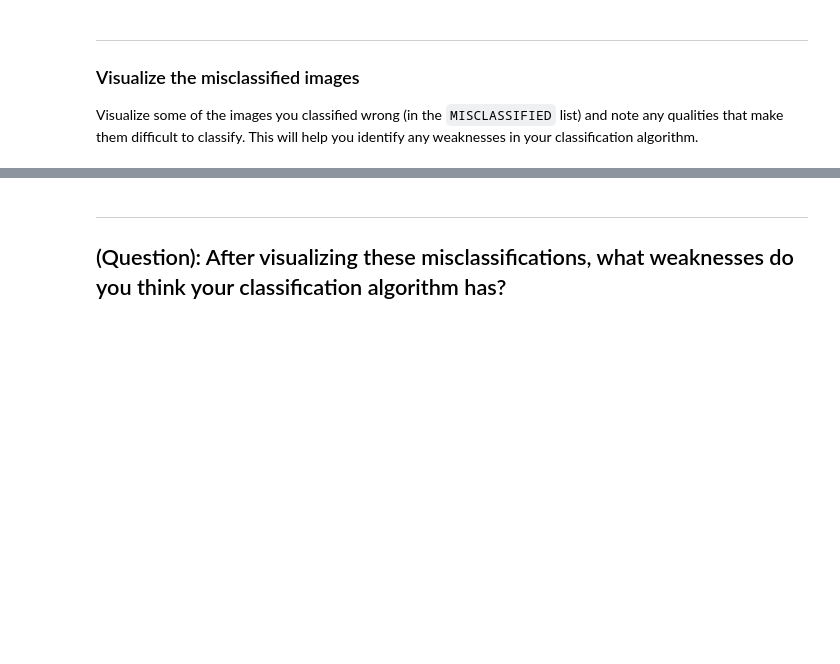
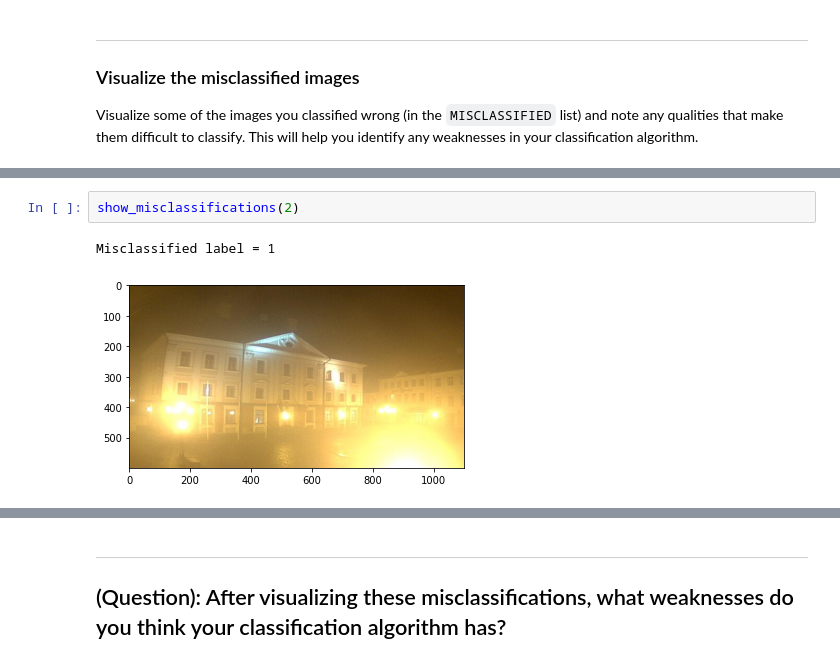
Before and after one commit to ken-power/CVND-ComputerVisionExercises, a Jupyter notebook: 1_1_Image_Representation/6_5. Accuracy and Misclassification.ipynb, the cells around one changed output, grey strips where cells are left out. Saved outputs shown, nothing was run; the diff lists cells and outputs as text; blank space fills up the shorter version.

```diff
--- a/1_1_Image_Representation/6_5. Accuracy and Misclassification.ipynb
+++ b/1_1_Image_Representation/6_5. Accuracy and Misclassification.ipynb
@@ -223,0 +232,5 @@ print(str(MISCLASSIFIED[num][1]))
+# %%
+show_misclassifications(2)
+# %% [output]
+Misclassified label = 1
+[figure, added]
```
Also changed, not shown: parts of 8 cells of this notebook.
